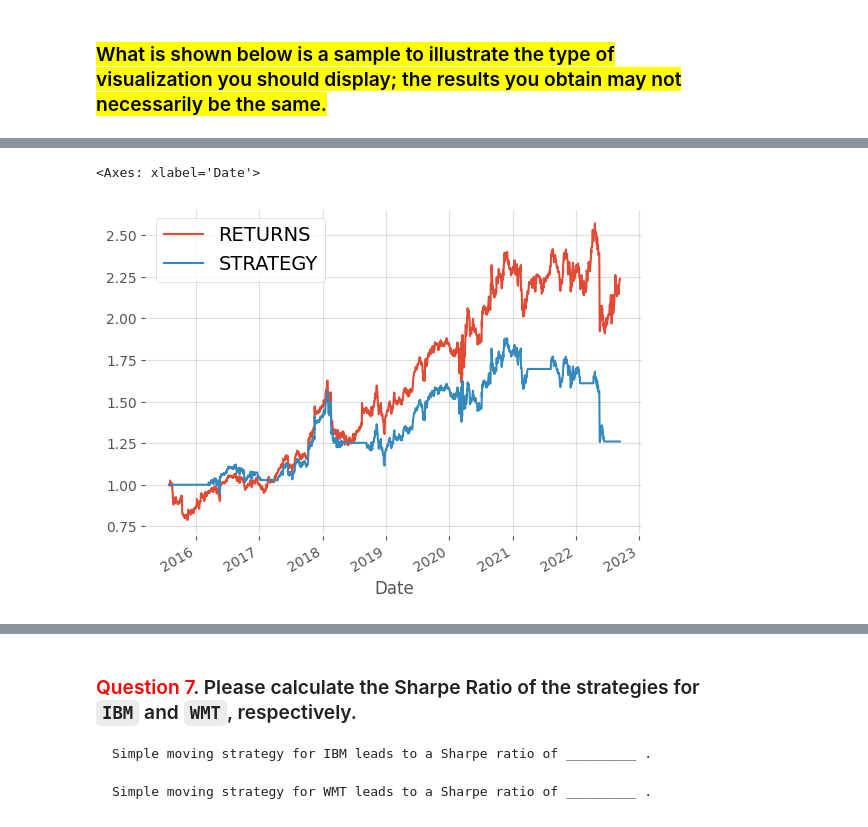
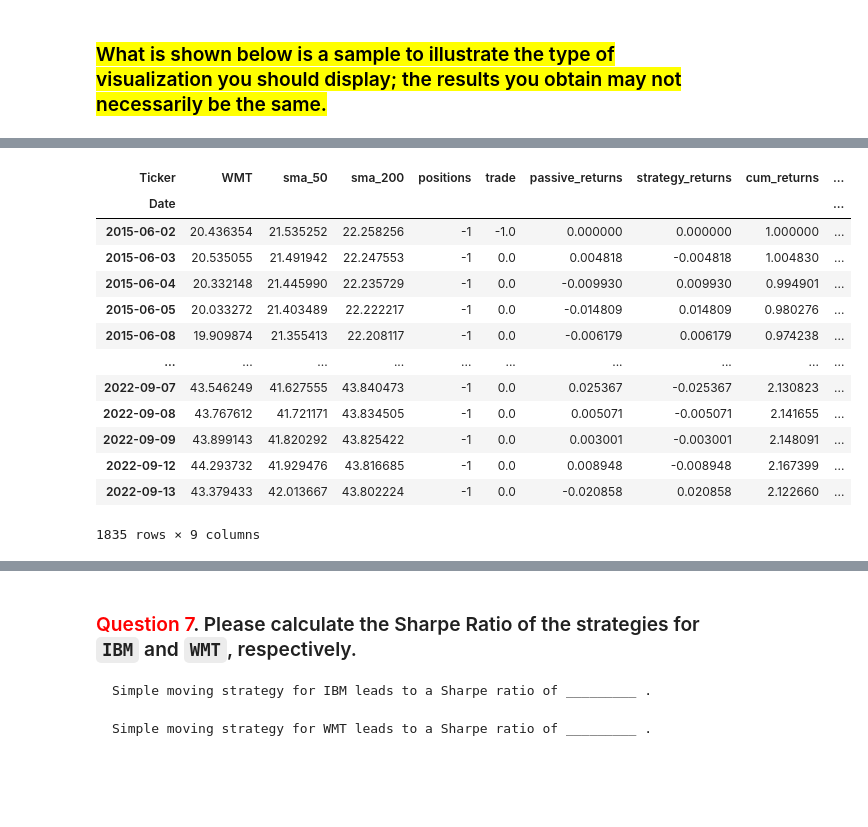
Before and after one commit to changjulian17/qf627, a Jupyter notebook: problem_set_4/QF627_Problem_Set_4.ipynb, the cells around one changed output, grey strips where cells are left out. Drawn from its saved outputs; the diff is of its cells as text; code cells hidden in the pictures; blank space fills up the shorter version.

```diff
--- a/problem_set_4/QF627_Problem_Set_4.ipynb
+++ b/problem_set_4/QF627_Problem_Set_4.ipynb
@@ -328,18 +192,0 @@ Type:      method
-# %%
-window = len(df_ibm)
-
-rolling_max =\
-(
-    df_ibm
-    ['IBM']
-    .rolling(window = window,
-             min_periods = 1)
-    .max()
-)
-
-daily_drawdown =\
-(
-    df_ibm['IBM'] / rolling_max - 1.0
-)
-
-daily_drawdown
@@ -776,5 +359,0 @@ BUY_or_SELL
-# %%
-BUY_or_SELL[['RETURNS', 'STRATEGY']].plot()
-# %% [output]
-<Axes: xlabel='Date'>
-[figure, removed]
@@ -782,0 +360,17 @@ df_wmt = BUY_or_SELL
+# %%
+wmt
+# %% [output]
+| Ticker | WMT | sma_50 | sma_200 | positions | trade | passive_returns | strategy_returns | cum_returns | ... |
+| Date |  |  |  |  |  |  |  |  | ... |
+| 2015-06-02 | 20.436354 | 21.535252 | 22.258256 | -1 | -1.0 | 0.000000 | 0.000000 | 1.000000 | ... |
+| 2015-06-03 | 20.535055 | 21.491942 | 22.247553 | -1 | 0.0 | 0.004818 | -0.004818 | 1.004830 | ... |
+| 2015-06-04 | 20.332148 | 21.445990 | 22.235729 | -1 | 0.0 | -0.009930 | 0.009930 | 0.994901 | ... |
+| 2015-06-05 | 20.033272 | 21.403489 | 22.222217 | -1 | 0.0 | -0.014809 | 0.014809 | 0.980276 | ... |
+| 2015-06-08 | 19.909874 | 21.355413 | 22.208117 | -1 | 0.0 | -0.006179 | 0.006179 | 0.974238 | ... |
+| ... | ... | ... | ... | ... | ... | ... | ... | ... | ... |
+| 2022-09-07 | 43.546249 | 41.627555 | 43.840473 | -1 | 0.0 | 0.025367 | -0.025367 | 2.130823 | ... |
+| 2022-09-08 | 43.767612 | 41.721171 | 43.834505 | -1 | 0.0 | 0.005071 | -0.005071 | 2.141655 | ... |
+| 2022-09-09 | 43.899143 | 41.820292 | 43.825422 | -1 | 0.0 | 0.003001 | -0.003001 | 2.148091 | ... |
+| 2022-09-12 | 44.293732 | 41.929476 | 43.816685 | -1 | 0.0 | 0.008948 | -0.008948 | 2.167399 | ... |
+| 2022-09-13 | 43.379433 | 42.013667 | 43.802224 | -1 | 0.0 | -0.020858 | 0.020858 | 2.122660 | ... |
+1835 rows × 9 columns
```
Also changed, not shown: parts of 68 cells of this notebook, 9 other files.
